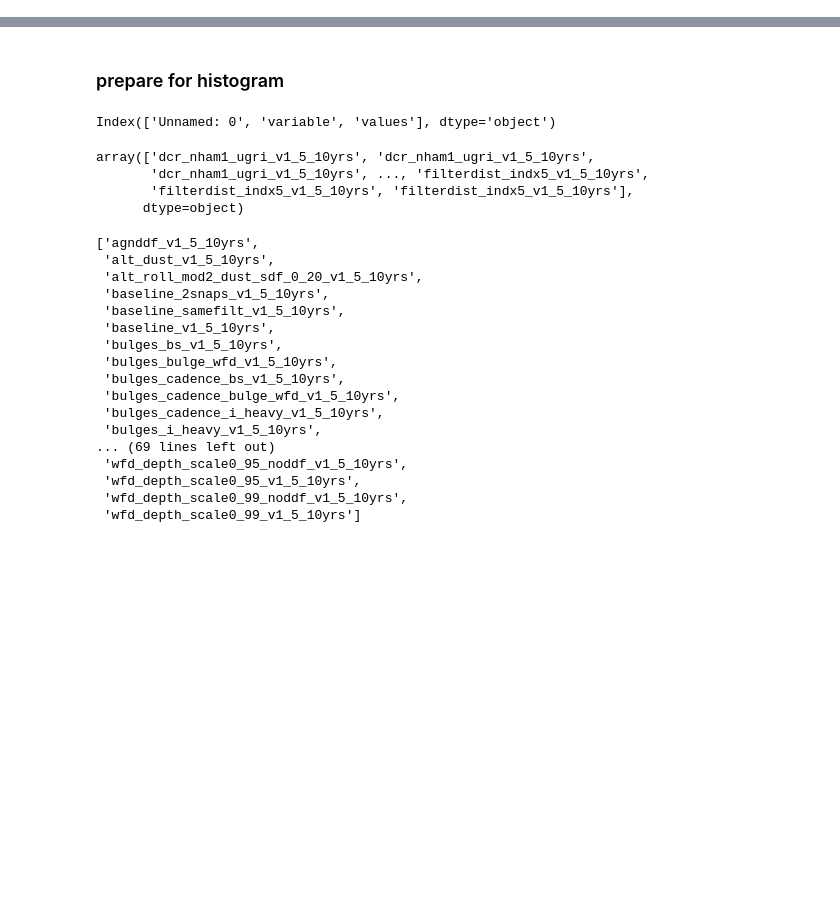
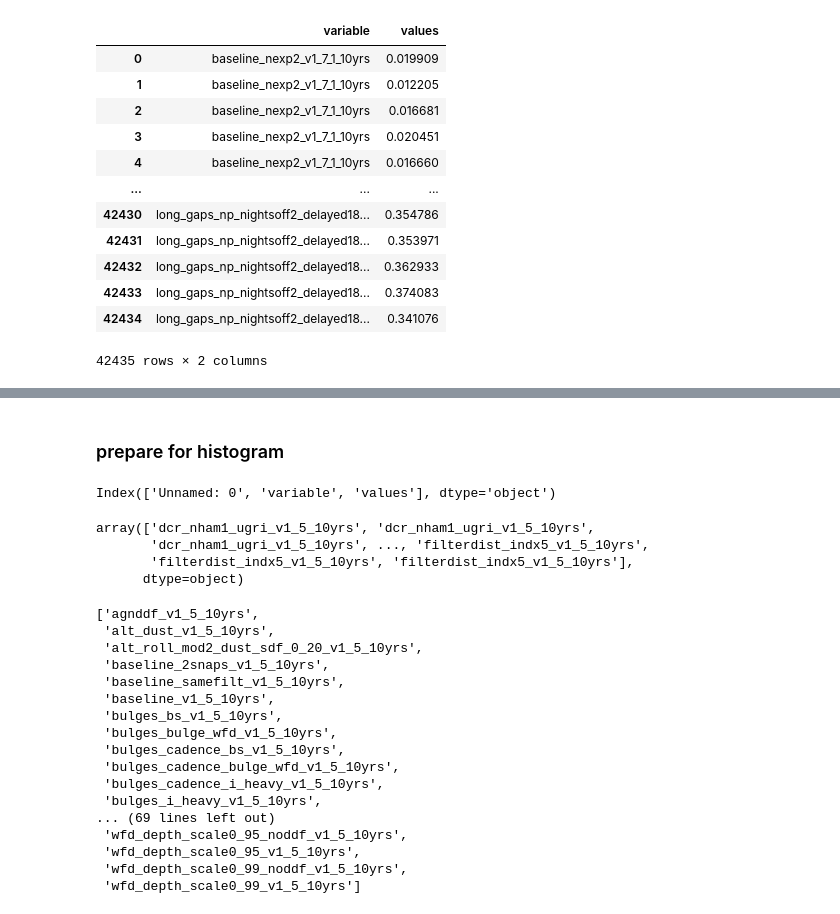
Before and after one commit to xiaolng/widgets, a Jupyter notebook: data_preparation.ipynb, the cells around one changed output, grey strips where cells are left out. Saved outputs shown, nothing was run; the diff lists cells and outputs as text; code cells hidden in the pictures; blank space fills up the shorter version.

```diff
--- a/data_preparation.ipynb
+++ b/data_preparation.ipynb
@@ -4,0 +7,5 @@ import matplotlib.pyplot as plt
+# %%
+df_TPM = pd.read_pickle("./TPM_map_v2.0_10yrs.p")
+# %%
+opsim_list = df_TPM.index.to_list()
+opsim_list.sort()
@@ -4,0 +36,29 @@ import matplotlib.pyplot as plt
+# %%
+df_TPM_v20 = pd.DataFrame(columns=['variable', 'values'])
+# %%
+# create csv files
+for opsim in opsim_list:
+    tpm_values = df_TPM.loc[opsim]['TPM'].data
+    opsim.replace('.', '_')
+
+    df_temp = pd.DataFrame()
+    df_temp['variable'] = [opsim]*len(tpm_values)
+    df_temp['values'] = tpm_values
+
+    df_TPM_v20.append(df_temp, ignore_index=True)
+# %%
+df_TPM_v20
+# %% [output]
+|  | variable | values |
+| 0 | baseline_nexp2_v1_7_1_10yrs | 0.019909 |
+| 1 | baseline_nexp2_v1_7_1_10yrs | 0.012205 |
+| 2 | baseline_nexp2_v1_7_1_10yrs | 0.016681 |
+| 3 | baseline_nexp2_v1_7_1_10yrs | 0.020451 |
+| 4 | baseline_nexp2_v1_7_1_10yrs | 0.016660 |
+| ... | ... | ... |
+| 42430 | long_gaps_np_nightsoff2_delayed18... | 0.354786 |
+| 42431 | long_gaps_np_nightsoff2_delayed18... | 0.353971 |
+| 42432 | long_gaps_np_nightsoff2_delayed18... | 0.362933 |
+| 42433 | long_gaps_np_nightsoff2_delayed18... | 0.374083 |
+| 42434 | long_gaps_np_nightsoff2_delayed18... | 0.341076 |
+42435 rows × 2 columns
```
Also changed, not shown: parts of 5 cells of this notebook, 9 other files.
